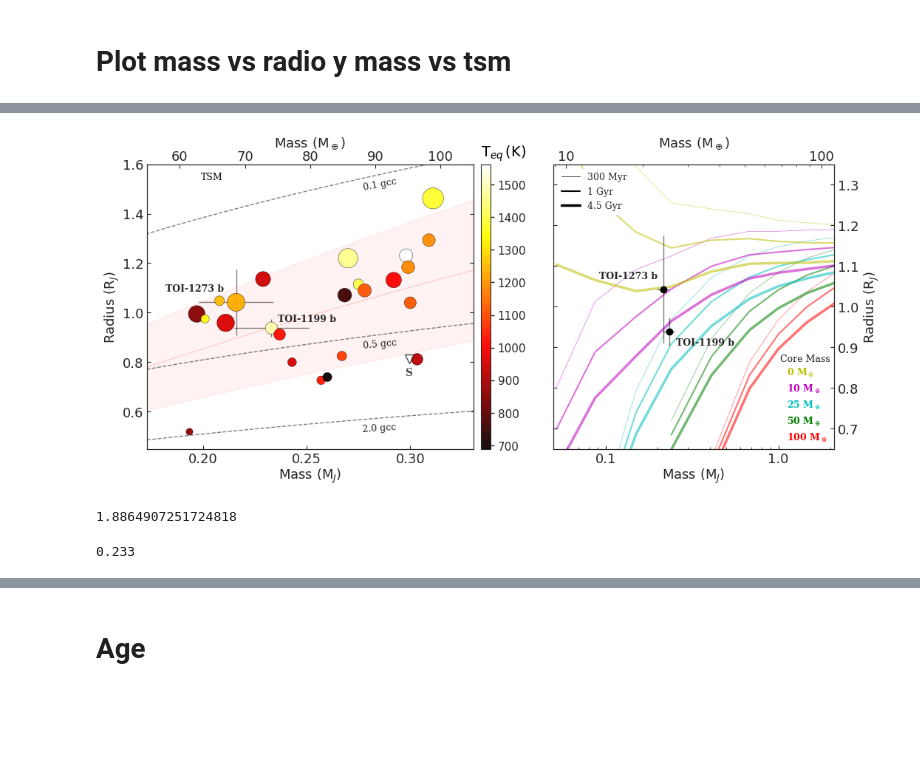
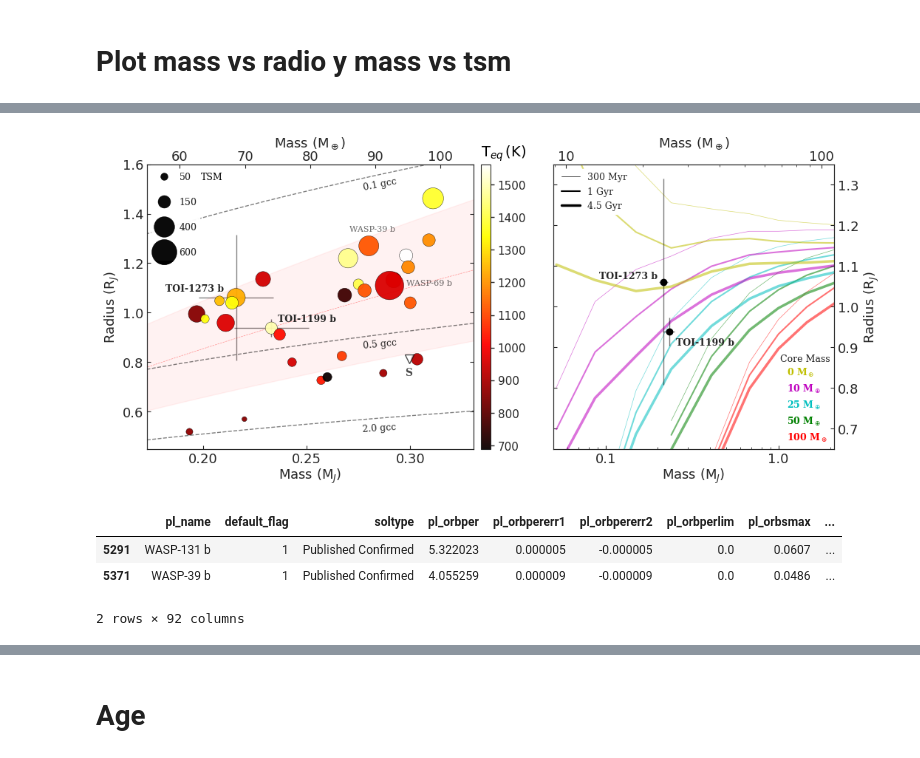
Before and after one commit to juanserrano90/toi1199-1273, a Jupyter notebook: figuras_caracterizacion.ipynb, the cells around one changed output, grey strips where cells are left out. Saved outputs shown, nothing was run; the diff lists cells and outputs as text; code cells hidden in the pictures; blank space fills up the shorter version.

```diff
--- a/figuras_caracterizacion.ipynb
+++ b/figuras_caracterizacion.ipynb
@@ -438,0 +450,5 @@ tsm 1273: (3.0+/-1.2)e+02
+# %%
+# calculate the missing values for pl_orbsmax
+for k,i in enumerate(parecidos['pl_orbsmax']):
+    if np.isnan(i):
+        parecidos['pl_orbsmax'].iat[k] = orbsmax(parecidos['pl_orbper'].iloc[k], parecidos['st_mass'].iloc[k], parecidos['pl_masse'].iloc[k])
@@ -438,0 +461,6 @@ tsm 1273: (3.0+/-1.2)e+02
+# %%
+# calculate the missing values for pl_eqt
+for k,i in enumerate(parecidos['pl_eqt']):
+    if np.isnan(i):
+        #print(Teq(tsm_df1['st_teff'].iloc[k], tsm_df1['st_rad'].iloc[k], tsm_df1['pl_orbsmax'].iloc[k]))
+        parecidos['pl_eqt'].iat[k] = Teq(parecidos['st_teff'].iloc[k], parecidos['st_rad'].iloc[k], parecidos['pl_orbsmax'].iloc[k])
@@ -480,6 +489,0 @@ Name: pl_eqt, dtype: float64
-# %%
-# make a dataframe with the pl_bmasse, tsm and pl_eqt, then add two rows with the values of our planets
-for k,i in enumerate(tsm_df1['pl_eqt']):
-    if np.isnan(i):
-        #print(Teq(tsm_df1['st_teff'].iloc[k], tsm_df1['st_rad'].iloc[k], tsm_df1['pl_orbsmax'].iloc[k]))
-        tsm_df1['pl_eqt'].iat[k] = Teq(tsm_df1['st_teff'].iloc[k], tsm_df1['st_rad'].iloc[k], tsm_df1['pl_orbsmax'].iloc[k])
@@ -511,5 +490,5 @@ Name: pl_eqt, dtype: float64
 # %%
-# drop rows with pl_eqt = NaN
-tsm_df1 = tsm_df1.dropna(subset=['pl_eqt'])
-tsm_df1['pl_eqt']
+# drop rows with tsm = NaN
+tsm_df1 = tsm_df1.dropna(subset=['tsm'])
+tsm_df1['tsm']
 # %% [output]
@@ -683,13 +666,13 @@ axes3.text(57.8, 1.088, 'TOI-1273 b', fontsize=9, weight='bold', fontfamily='ser
 axes3.text(88, 1.495, '0.1 gcc', fontsize=9, rotation=11., alpha=0.85, fontfamily='serif', color='k')
 axes3.text(88, 0.857, '0.5 gcc', fontsize=9, rotation=5.5, alpha=0.85, fontfamily='serif', color='k')
 axes3.text(88, 0.52, '2.0 gcc', fontsize=9, rotation=3.8, alpha=0.85, fontfamily='serif', color='k')
-kw = dict(prop="sizes", num=4, color='k')
-legend1 = axes[0].legend(*g.legend_elements(**kw), prop=dict(family='serif', size=9), frameon=True, edgecolor='w',
+# kw = dict(prop="sizes", num=4, color='k')
+legend1 = axes[0].legend(*g.legend_elements("sizes", num=[50,150,400,600]), prop=dict(family='serif', size=9), frameon=True, edgecolor='w',
                     loc="upper left", fontsize=9, title_fontsize=9, framealpha=0.8,
-                    borderpad=0.3, labelspacing=1.2, handletextpad=0.3, borderaxespad=0.5)
+                    borderpad=0.3, labelspacing=1.6, handletextpad=0.6, borderaxespad=0.5)
 axes[0].add_artist(legend1)
 axes[0].text(0.199, 1.5392, 'TSM', fontsize=9, weight='normal', fontfamily='serif', color='k')
-
+#axes[0].legend(*g.legend_elements("sizes", num=4))
 lws = [0.5,1.5,2.5]
 colors = ['y', 'm', 'c', 'g', 'r']
 alphas = 0.55
@@ -720,7 +703,7 @@ axes[1].errorbar([masa_1199[0].value], [radio_1199[0].value], marker='none', ls=
              xerr=[masa_1199[1].value], yerr=[radio_1199[1].value], alpha=0.5,
             markeredgecolor='k', markeredgewidth=1, ecolor='k', elinewidth=1, capsize=0, label='TOI-1199 b', zorder=10)
 axes[1].errorbar([masa_1273[0].value], [radio_1273[0].value], marker='none', ls='none', ms=6, color='darkgray',
-             xerr=[masa_1199[1].value], yerr=[radio_1273[1].value], alpha=0.5,
+             xerr=[masa_1273[1].value], yerr=[radio_1273[1].value], alpha=0.5,
             markeredgecolor='k', markeredgewidth=1, ecolor='k', elinewidth=1, capsize=0, label='TOI-1273 b', zorder=10)
 axes[1].tick_params(axis='y', which='both', left=True, right=True, direction='in', labelsize=13)
 axes[1].tick_params(axis='x', which='both', bottom=True, top=True, direction='in', labelsize=13)
@@ -734,39 +717,34 @@ axes4.set_xscale('log')
 # axes4.set_xlim(55, 105)
 axes[1].set_xlim(0.05, 2.1)
 axes4.scatter(masa_1199[0].to(u.M_earth).value, radio_1199[0].value, s=0, c='w', edgecolors='k', zorder=10)
 axes4.set_xlabel("Mass (M$_\oplus$)", fontsize=13, labelpad=2.5)
 axes4.tick_params(axis='both', which='both', left=True, bottom=False, top=True, right=True, direction='in', labelsize=13, pad=1)
 axes4.text(27, 0.905, 'TOI-1199 b', fontsize=9, weight='bold', fontfamily='serif')
 axes4.text(13.5, 1.068, 'TOI-1273 b', fontsize=9, weight='bold', fontfamily='serif')
 
 from matplotlib.ticker import ScalarFormatter
 from matplotlib.lines import Line2D
 formatter = ScalarFormatter()
 axes4.xaxis.set_major_formatter(formatter)
 custom_lines = [Line2D([0], [0], color='k', lw=0.5),
                 Line2D([0], [0], color='k', lw=1.5),
                 Line2D([0], [0], color='k', lw=2.5)]
 axes[1].legend(custom_lines, ['300 Myr', '1 Gyr', '4.5 Gyr'], prop=dict(family='serif', weight='normal', size=9),
                 loc='upper left', frameon=True, edgecolor='w', framealpha=1)
 axes[1].set_xscale('log')
 axes[1].text(1.02, 0.865, 'Core Mass', color='k', fontsize=9, weight='light', fontfamily='serif', alpha=0.9)
 axes[1].text(1.12, 0.67, '100 M$_\oplus$', color=colors[4], fontsize=9, weight='semibold', fontfamily='serif')
 axes[1].text(1.12, 0.71, '50 M$_\oplus$', color=colors[3], fontsize=9, weight='semibold', fontfamily='serif')
 axes[1].text(1.12, 0.75, '25 M$_\oplus$', color=colors[2], fontsize=9, weight='semibold', fontfamily='serif')
 axes[1].text(1.12, 0.79, '10 M$_\oplus$', color=colors[1], fontsize=9, weight='semibold', fontfamily='serif')
 axes[1].text(1.12, 0.83, '0 M$_\oplus$', color=colors[0], fontsize=9, weight='semibold', fontfamily='serif')
 axes[0].text(0.334, 1.63, 'T$_{eq}\,$(K)', color='k', fontsize=14, fontfamily='sans-serif')
 axes[1].xaxis.set_major_formatter(formatter)
 axes[1].set_xticks([0.1, 1.0])
+axes3.text(86, 1.33, 'WASP-39 b', color='k', fontsize=8, weight='regular', fontfamily='serif', alpha=0.6)
+#axes3.text(95.5, 1.52, 'WASP-20 b', color='k', fontsize=8, weight='regular', fontfamily='serif', alpha=0.6)
+axes3.text(94.8, 1.11, 'WASP-69 b', color='k', fontsize=8, weight='regular', fontfamily='serif', alpha=0.6)
 #plt.savefig('mass_radio_tsm_age.png', dpi=400, bbox_inches='tight', facecolor='white')
 plt.show()
 # %% [output]
-[figure, old version]
+[figure, new version]
-# %%
-np.log10(77)
-# %% [output]
-1.8864907251724818
-# %%
-masa_1199[0].value
-# %% [output]
-0.233
@@ -772,0 +756,7 @@ masa_1199[0].value
+# %%
+parecidos[(parecidos['pl_radj'] > 1.19) & (parecidos['pl_radj'] < 1.4) & (parecidos['pl_masse'] > 83) & (parecidos['pl_masse'] < 90)]
+# %% [output]
+|  | pl_name | default_flag | soltype | pl_orbper | pl_orbpererr1 | pl_orbpererr2 | pl_orbperlim | pl_orbsmax | ... |
+| 5291 | WASP-131 b | 1 | Published Confirmed | 5.322023 | 0.000005 | -0.000005 | 0.0 | 0.0607 | ... |
+| 5371 | WASP-39 b | 1 | Published Confirmed | 4.055259 | 0.000009 | -0.000009 | 0.0 | 0.0486 | ... |
+2 rows × 92 columns
```
Also changed, not shown: parts of 26 cells of this notebook, 14 other files.
